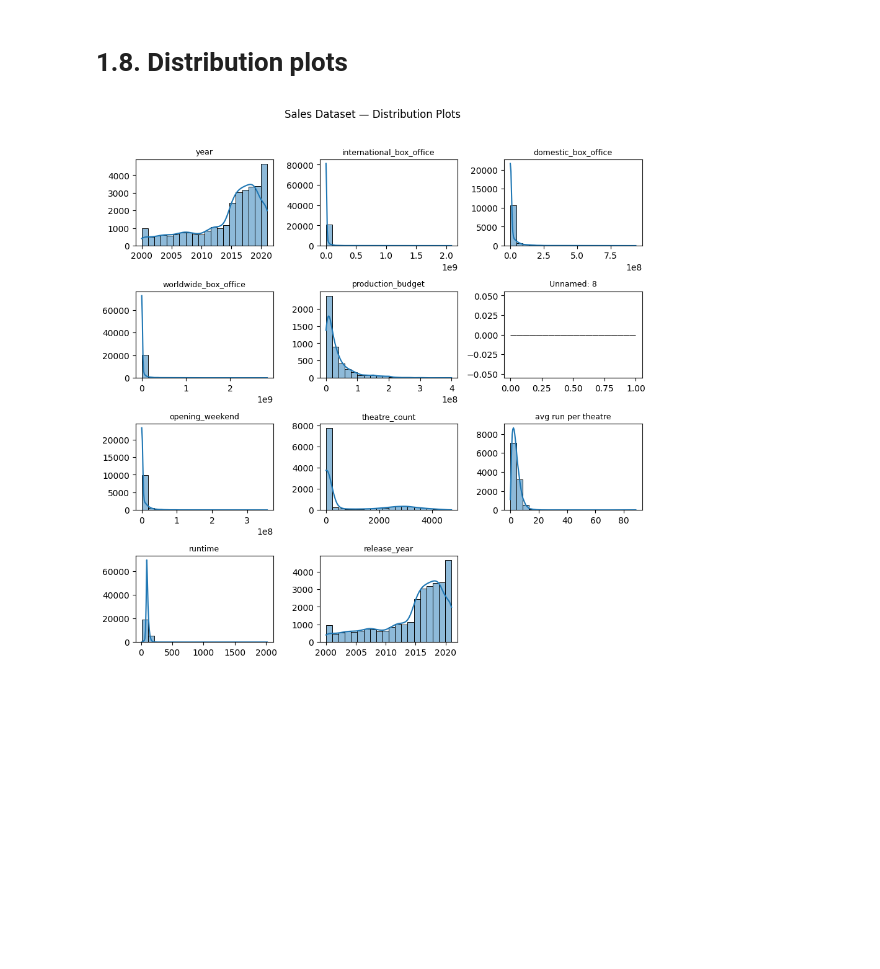
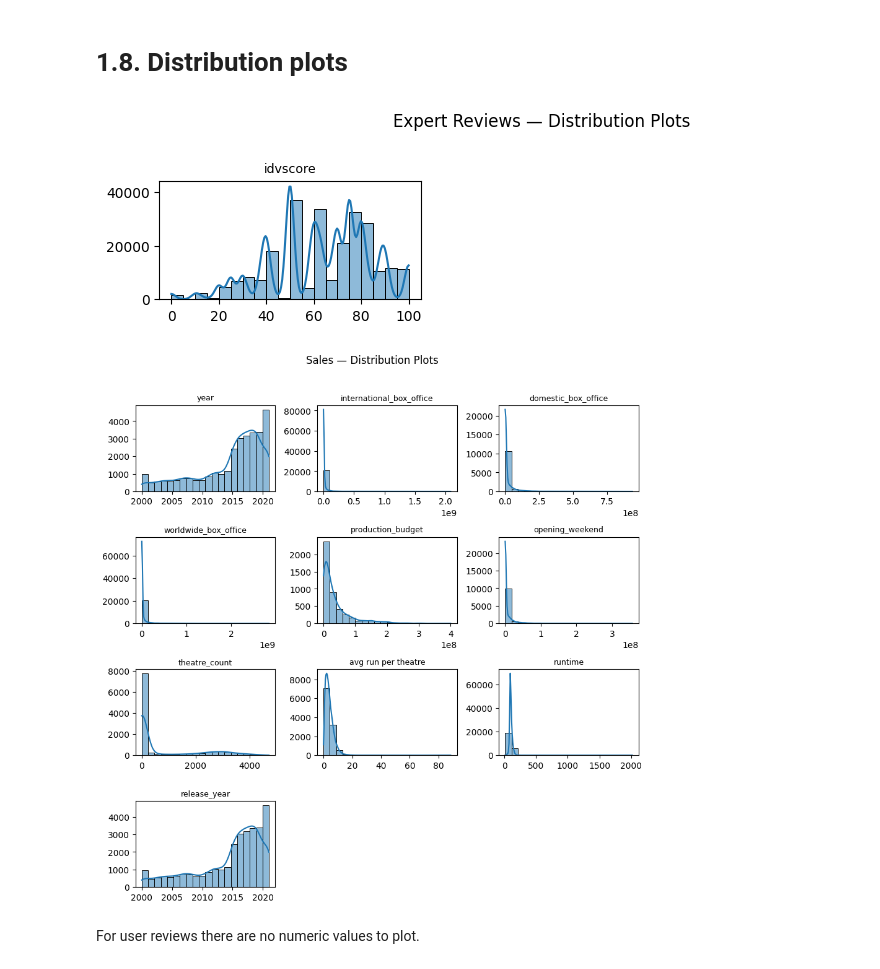
Before and after one commit to YoungJun173/DDB_AI_Group_Assignmen, a Jupyter notebook: Playground Notebooks/EDA.ipynb, the cells around one changed output. Saved outputs shown, nothing was run; the diff lists cells and outputs as text; code cells hidden in the pictures; blank space fills up the shorter version.

```diff
--- a/Playground Notebooks/EDA.ipynb
+++ b/Playground Notebooks/EDA.ipynb
@@ -1865,4 +1840,38 @@ def plot_numeric_distributions(df, title="Distribution of Numeric Columns", n_co
-# %%
-plot_numeric_distributions(df_sales, title="Sales Dataset — Distribution Plots")
-# %% [output]
-[figure, removed]
+# %%
+def plot_numeric_distributions(df, title="Distribution of Numeric Columns", n_cols=3):
+
+    # Select numeric columns
+    num_cols = df.select_dtypes(include=['float64', 'int64']).columns.tolist()
+
+    # Remove unnamed columns
+    num_cols = [col for col in num_cols if not col.lower().startswith("unnamed")]
+
+    # Remove constant-value columns (no real distribution)
+    num_cols = [col for col in num_cols if df[col].nunique() > 1]
+
+    if len(num_cols) == 0:
+        print("No numeric columns left to plot.")
+        return
+
+    n_rows = int(np.ceil(len(num_cols) / n_cols))
+
+    plt.figure(figsize=(9, 2.2 * n_rows))  # compact layout
+
+    for i, col in enumerate(num_cols, 1):
+        plt.subplot(n_rows, n_cols, i)
+        sns.histplot(df[col], kde=True, bins=20)
+        plt.title(col, fontsize=9, ha="center")
+        plt.xlabel("")
+        plt.ylabel("")
+
+    plt.suptitle(title, fontsize=12, y=1.02, ha="center")
+    plt.tight_layout(pad=1.0)
+    plt.show()
+# %%
+plot_numeric_distributions(df_exreviews, title="Expert Reviews — Distribution Plots")
+plot_numeric_distributions(df_sales, title="Sales — Distribution Plots")
+# %% [output]
+[figure, added]
+[figure, added]
+# %% [markdown]
+For user reviews there are no numeric values to plot.
```
Also changed, not shown: parts of 1 cell of this notebook.
